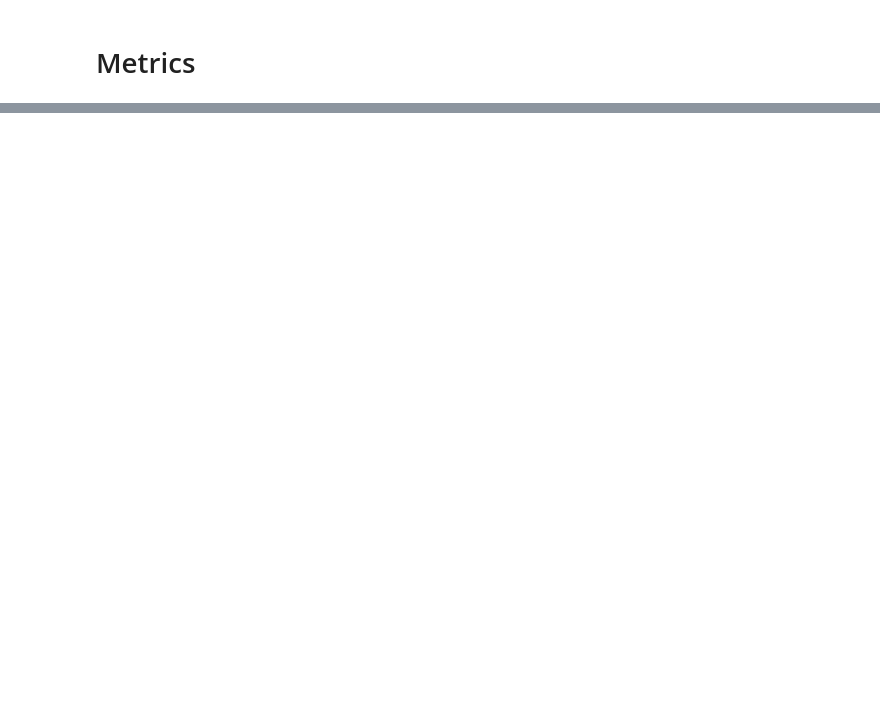
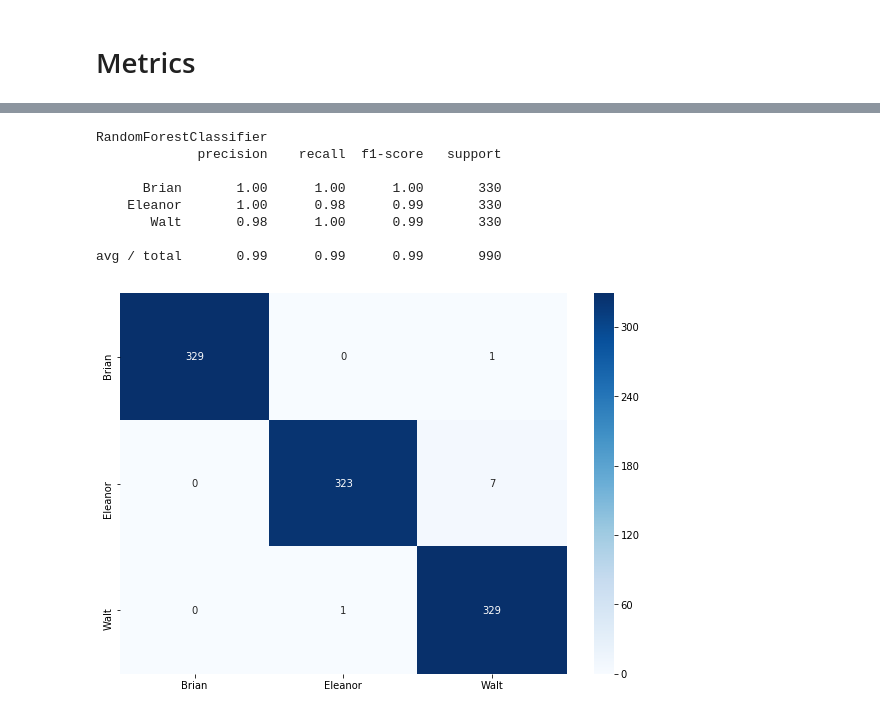
Before and after one commit to bfrieds/the_key_to_life, a Jupyter notebook: metrics.ipynb, the cells around one changed output, grey strips where cells are left out. Saved outputs shown, nothing was run; the diff lists cells and outputs as text; code cells hidden in the pictures; blank space fills up the shorter version.

```diff
--- a/metrics.ipynb
+++ b/metrics.ipynb
@@ -127,0 +303,19 @@ IndexError: index 3 is out of bounds for axis 0 with size 3
+# %%
+clf = RandomForestClassifier(bootstrap=False, class_weight=None, criterion='gini',
+            max_depth=10, max_features='sqrt', max_leaf_nodes=None,
+            min_impurity_decrease=0.0, min_impurity_split=None,
+            min_samples_leaf=2, min_samples_split=5,
+            min_weight_fraction_leaf=0.0, n_estimators=1200, n_jobs=1,
+            oob_score=False, random_state=None, verbose=0,
+            warm_start=False)
+display_metrics(clf, TRAIN, TRAIN_LABELS, TEST, TEST_LABELS)
+# %% [output]
+RandomForestClassifier
+             precision    recall  f1-score   support
+
+      Brian       1.00      1.00      1.00       330
+    Eleanor       1.00      0.98      0.99       330
+       Walt       0.98      1.00      0.99       330
+
+avg / total       0.99      0.99      0.99       990
+[figure, added]
```
Also changed, not shown: parts of 13 cells of this notebook, 18 other files.
